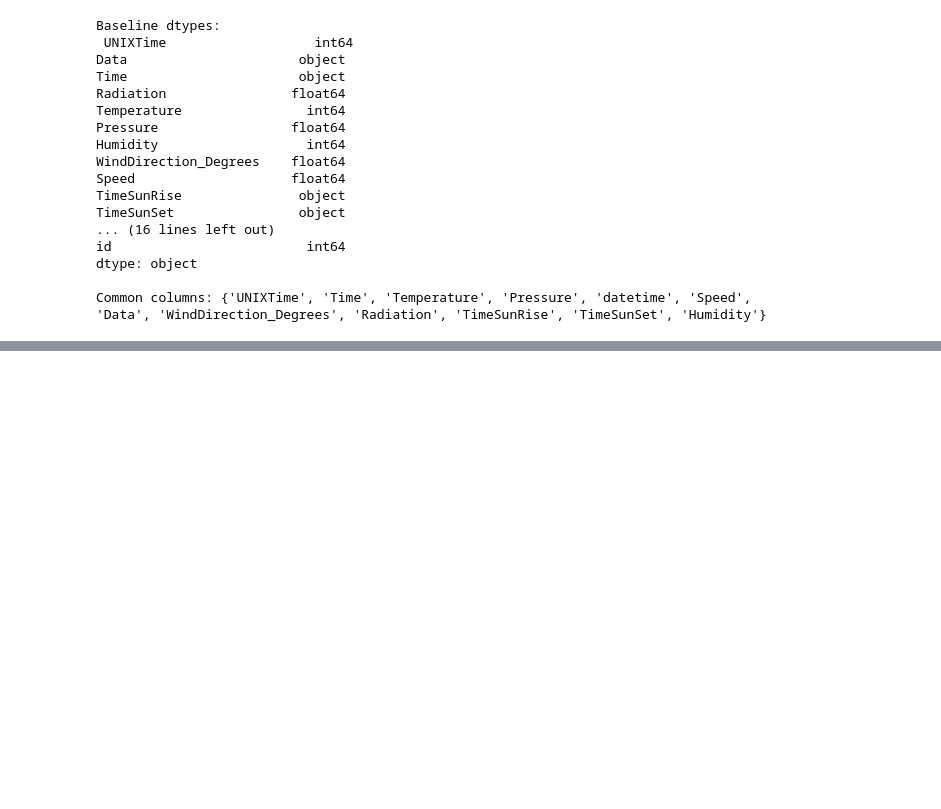
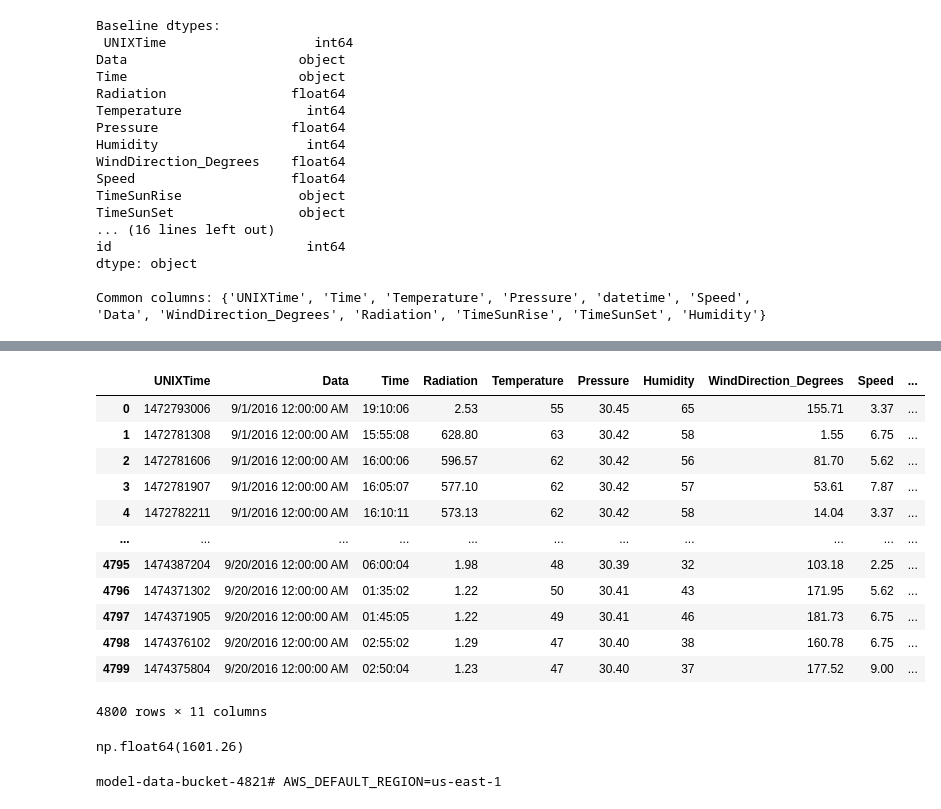
Before and after one commit to LamelK/rent-prediction-zoomcamp-mlops, a Jupyter notebook: notebooks/model_test.ipynb, the cells around one changed output, grey strips where cells are left out. Drawn from its saved outputs; the diff is of its cells as text; code cells hidden in the pictures; blank space fills up the shorter version.

```diff
--- a/notebooks/model_test.ipynb
+++ b/notebooks/model_test.ipynb
@@ -213,0 +364,9 @@ for col in common_cols:
+# %%
+df_sample = df.head(6000)
+# %%
+df_sample.drop(columns='Dat3', inplace=True)
+# %%
+train_size = int(0.8 * len(df_sample))
+
+df1 = df_sample.iloc[:train_size]
+df2 = df_sample.iloc[train_size:]
@@ -213,0 +414,27 @@ for col in common_cols:
+# %%
+df1
+# %% [output]
+|  | UNIXTime | Data | Time | Radiation | Temperature | Pressure | Humidity | WindDirection_Degrees | Speed | ... |
+| 0 | 1472793006 | 9/1/2016 12:00:00 AM | 19:10:06 | 2.53 | 55 | 30.45 | 65 | 155.71 | 3.37 | ... |
+| 1 | 1472781308 | 9/1/2016 12:00:00 AM | 15:55:08 | 628.80 | 63 | 30.42 | 58 | 1.55 | 6.75 | ... |
+| 2 | 1472781606 | 9/1/2016 12:00:00 AM | 16:00:06 | 596.57 | 62 | 30.42 | 56 | 81.70 | 5.62 | ... |
+| 3 | 1472781907 | 9/1/2016 12:00:00 AM | 16:05:07 | 577.10 | 62 | 30.42 | 57 | 53.61 | 7.87 | ... |
+| 4 | 1472782211 | 9/1/2016 12:00:00 AM | 16:10:11 | 573.13 | 62 | 30.42 | 58 | 14.04 | 3.37 | ... |
+| ... | ... | ... | ... | ... | ... | ... | ... | ... | ... | ... |
+| 4795 | 1474387204 | 9/20/2016 12:00:00 AM | 06:00:04 | 1.98 | 48 | 30.39 | 32 | 103.18 | 2.25 | ... |
+| 4796 | 1474371302 | 9/20/2016 12:00:00 AM | 01:35:02 | 1.22 | 50 | 30.41 | 43 | 171.95 | 5.62 | ... |
+| 4797 | 1474371905 | 9/20/2016 12:00:00 AM | 01:45:05 | 1.22 | 49 | 30.41 | 46 | 181.73 | 6.75 | ... |
+| 4798 | 1474376102 | 9/20/2016 12:00:00 AM | 02:55:02 | 1.29 | 47 | 30.40 | 38 | 160.78 | 6.75 | ... |
+| 4799 | 1474375804 | 9/20/2016 12:00:00 AM | 02:50:04 | 1.23 | 47 | 30.40 | 37 | 177.52 | 9.00 | ... |
+4800 rows × 11 columns
+# %%
+df1['Radiation'].max()
+# %% [output]
+np.float64(1601.26)
+# %%
+from dotenv import load_dotenv
+import os
+load_dotenv()
+print(os.getenv("S3_BUCKET_NAME"))
+# %% [output]
+model-data-bucket-4821# AWS_DEFAULT_REGION=us-east-1
```
Also changed, not shown: parts of 21 cells of this notebook, 35 other files.
